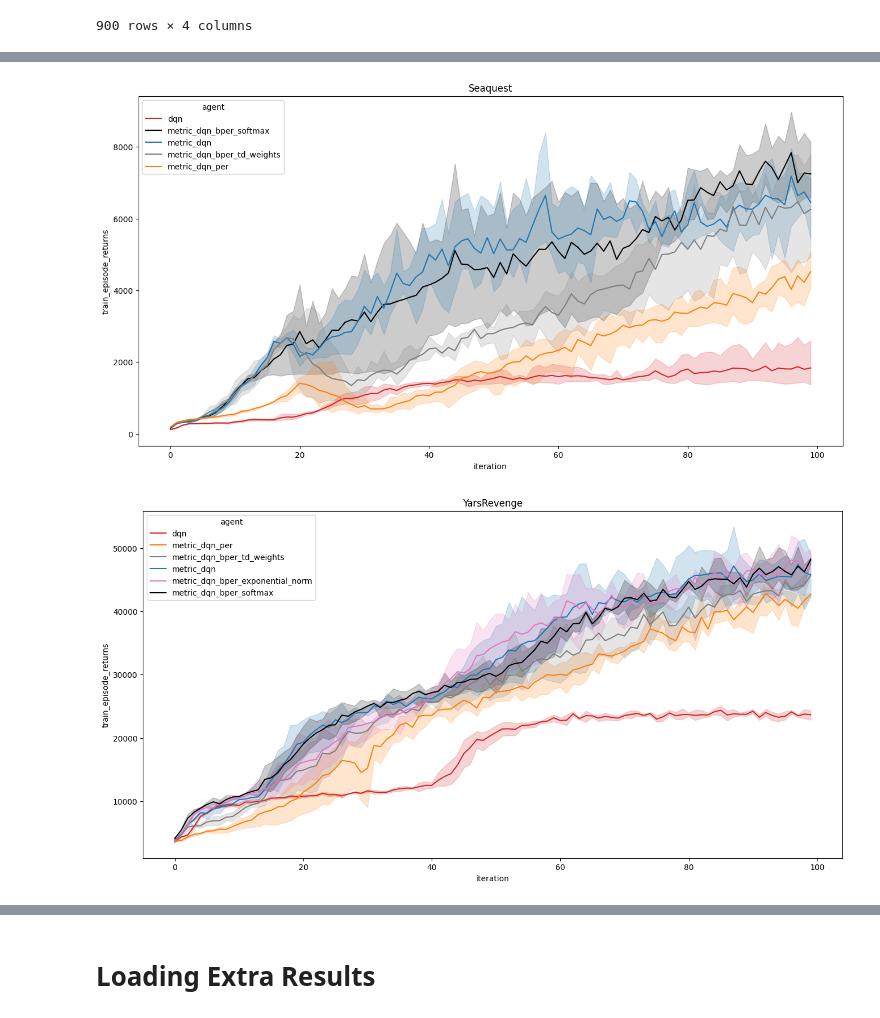
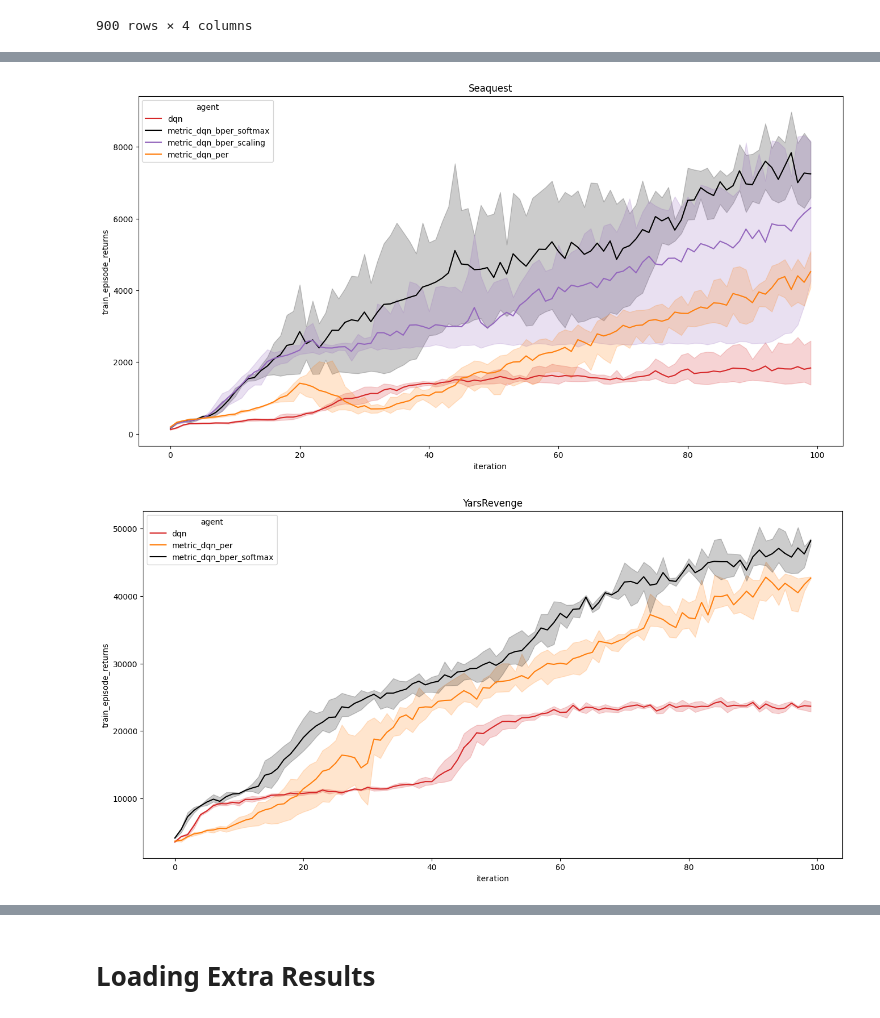
Before and after one commit to ZosoV/bisimulation-PER, a Jupyter notebook: jupyter_notebooks/load_statistics.ipynb, the cells around one changed output, grey strips where cells are left out. Saved outputs shown, nothing was run; the diff lists cells and outputs as text; code cells hidden in the pictures.

```diff
--- a/jupyter_notebooks/load_statistics.ipynb
+++ b/jupyter_notebooks/load_statistics.ipynb
@@ -338,14 +341,15 @@ plot_game(game = game, dataframes = dataframes)
 game = 'Seaquest'
 results = read_experiment( log_path = f"logs/{game}/",
                      parameter_set= collections.OrderedDict([
-                         ('agent', ["metric_dqn",
+                         ('agent', [
+                                    #"metric_dqn",
                                     'metric_dqn_per',
-                                    # "metric_dqn_bper_scaling",
+                                    "metric_dqn_bper_scaling",
                                     # "metric_dqn_bper_scaling_512",
                                     'metric_dqn_bper_softmax',
                                     # 'metric_dqn_bper_softmax_weight',
                                     # "metric_dqn_bper_exponential_norm",
-                                    "metric_dqn_bper_td_weights"
+                                    # "metric_dqn_bper_td_weights"
                                     ]),
                          ('run_number', ['118398', '711872', '919409']),
                      ]),
@@ -362,46 +366,36 @@ dataframes[game] = dataframes[game].merge(
 # Plot the baselines and my results
 plot_game(game = game, dataframes = dataframes)
 # %% [output]
-[figure, old version]
+[figure, new version]
 # %%
 # NOTE: Synchronize the results from the ssh server before runing the next cell
 
 game = 'YarsRevenge'
 results = read_experiment( log_path = f"logs/{game}/",
                      parameter_set= collections.OrderedDict([
-                         ('agent', ["metric_dqn",
+                         ('agent', [
+                                    # "metric_dqn",
                                     'metric_dqn_per',
                                     'metric_dqn_bper_softmax',
-                                    "metric_dqn_bper_exponential_norm",
+                                    # "metric_dqn_bper_exponential_norm",
                                     ]),
                          ('run_number', ['118398', '711872', '919409']),
-                     ]),
-                     job_descriptor='{}/{}',
-                     summary_keys=['train_episode_returns'],)
-
-extra_results = read_experiment( log_path = f"logs/{game}/",
-                     parameter_set= collections.OrderedDict([
-                         ('agent', ["metric_dqn_bper_td_weights"]),
-                         ('run_number', ['118398', '919409']),
                      ]),
                      job_descriptor='{}/{}',
                      summary_keys=['train_episode_returns'],)
 
 # Load dqn baseline data
 dataframes = load_baselines(load_path = 'outputs/baselines/dqn')
 
 # Merging the new results to the existing data frame
 dataframes[game] = dataframes[game].merge(
     results, how='outer')
 
-# Merging the new results to the existing data frame
-dataframes[game] = dataframes[game].merge(
-    extra_results, how='outer')
 
 # Plot the baselines and my results
 plot_game(game = game, dataframes = dataframes)
 # %% [output]
-[figure, old version]
+[figure, new version]
 # %%
 # NOTE: Synchronize the results from the ssh server before runing the next cell
 
```
Also changed, not shown: parts of 7 cells of this notebook, 3 other files.
